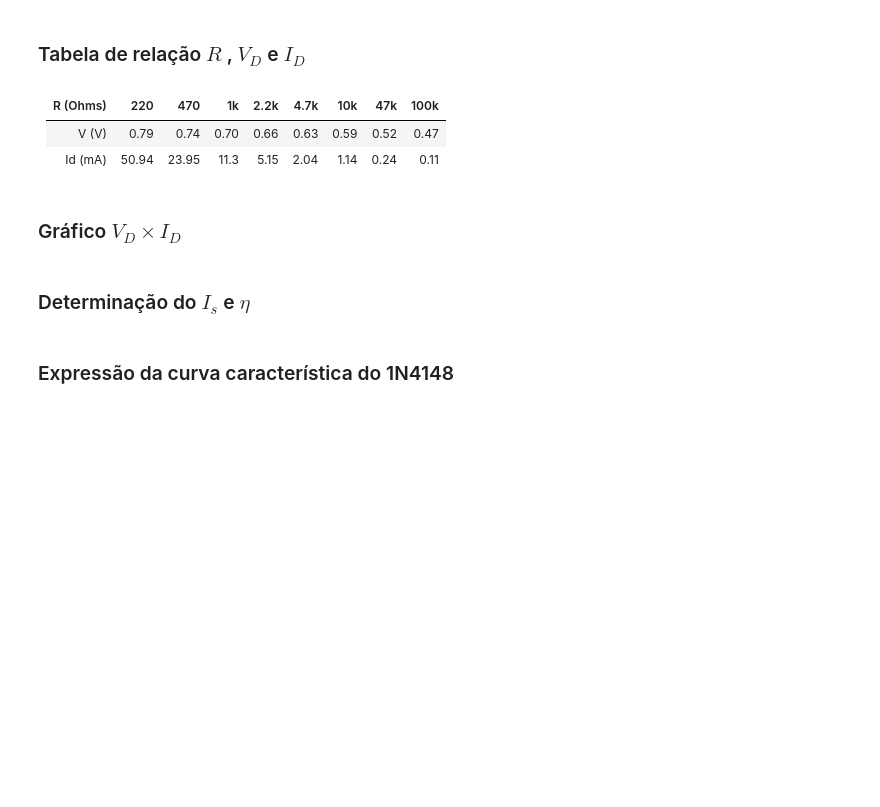
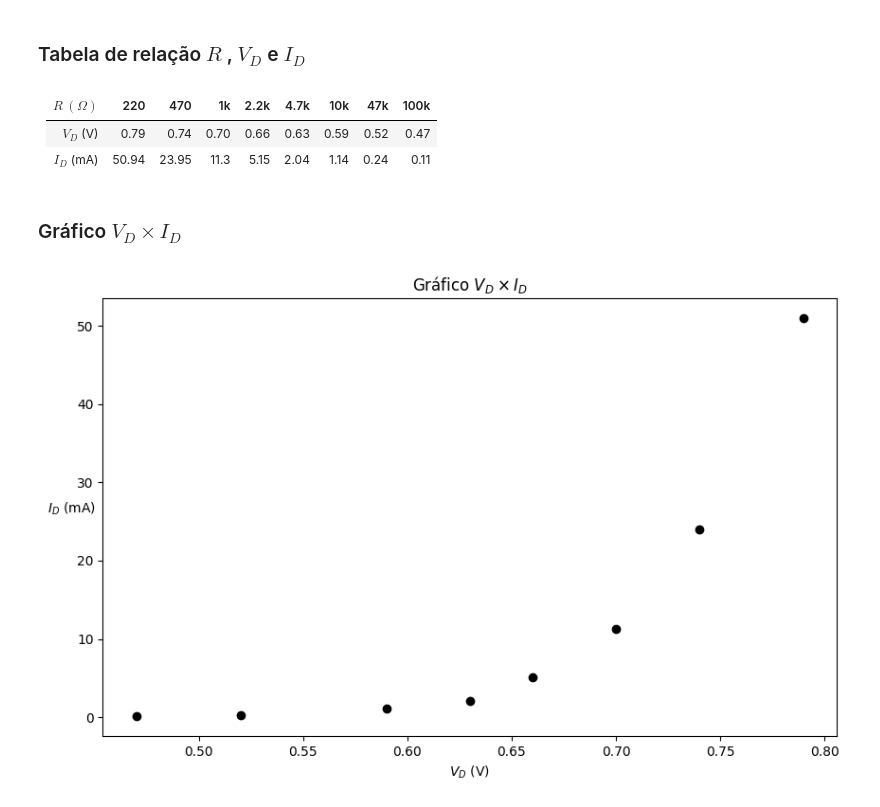
Before and after one commit to loolirer/Dispositivos-Eletronicos, a Jupyter notebook: Avaliações/1° Estágio/Avaliação 1/A01 - Notebook.ipynb, the cells around one changed output. Drawn from its saved outputs; the diff is of its cells as text; code cells hidden in the pictures; blank space fills up the shorter version.

Commit message:
Plot e análise concluídos

```diff
--- a/Avaliações/1° Estágio/Avaliação 1/A01 - Notebook.ipynb
+++ b/Avaliações/1° Estágio/Avaliação 1/A01 - Notebook.ipynb
@@ -58,13 +57,33 @@ from scipy.optimize import curve_fit
 # %% [markdown]
 ### Tabela de relação $R$ , $V_D$ e $I_D$
 # %% [markdown]
-| R (Ohms) | 220   | 470   | 1k   | 2.2k | 4.7k  | 10k  | 47k  | 100k  |
+| $R \ (\Omega)$ | 220   | 470   | 1k   | 2.2k | 4.7k  | 10k  | 47k  | 100k  |
 |----------|-------|-------|------|------|-------|------|------|-------|
-| V (V)    | 0.79  | 0.74 | 0.70 | 0.66 | 0.63 | 0.59 | 0.52 | 0.47 |
-| Id (mA)  | 50.94 | 23.95 | 11.3 | 5.15 | 2.04 | 1.14 | 0.24 | 0.11  |
+| $V_D$ (V)   | 0.79  | 0.74  | 0.70 | 0.66 | 0.63 | 0.59 | 0.52  | 0.47  |
+| $I_D$ (mA)  | 50.94 | 23.95 | 11.3 | 5.15 | 2.04 | 1.14 | 0.24  | 0.11  |
 # %% [markdown]
 ### Gráfico $V_D \times I_D$
-# %% [markdown]
-### Determinação do $I_s$ e $\eta$
-# %% [markdown]
-### Expressão da curva característica do 1N4148
+# %%
+# Definindo espaço de plotagem
+fig, ax = plt.subplots(figsize=(10, 6))
+
+# Definindo título e opções de eixos
+ax.set(title=r'Gráfico $V_D \times I_D$')
+ax.set_xlabel(r'$V_D$ (V)',
+              rotation=0)
+ax.set_ylabel(r'$I_D$ (mA)',
+              rotation=0)
+
+# Grandezas a serem plotadas
+df_V_D = np.array([0.79, 0.74, 0.70, 0.66, 0.63, 0.59, 0.52, 0.47])
+df_I_D = np.array([50.94, 23.95, 11.3, 5.15, 2.04, 1.14, 0.24, 0.11])
+
+# Plotando o dataframe coletado
+ax.scatter(df_V_D,
+           df_I_D,
+           marker='o',
+           color='k')
+
+plt.show()
+# %% [output]
+[figure, added]
```
Also changed, not shown: parts of 4 cells of this notebook, 1 other file.
